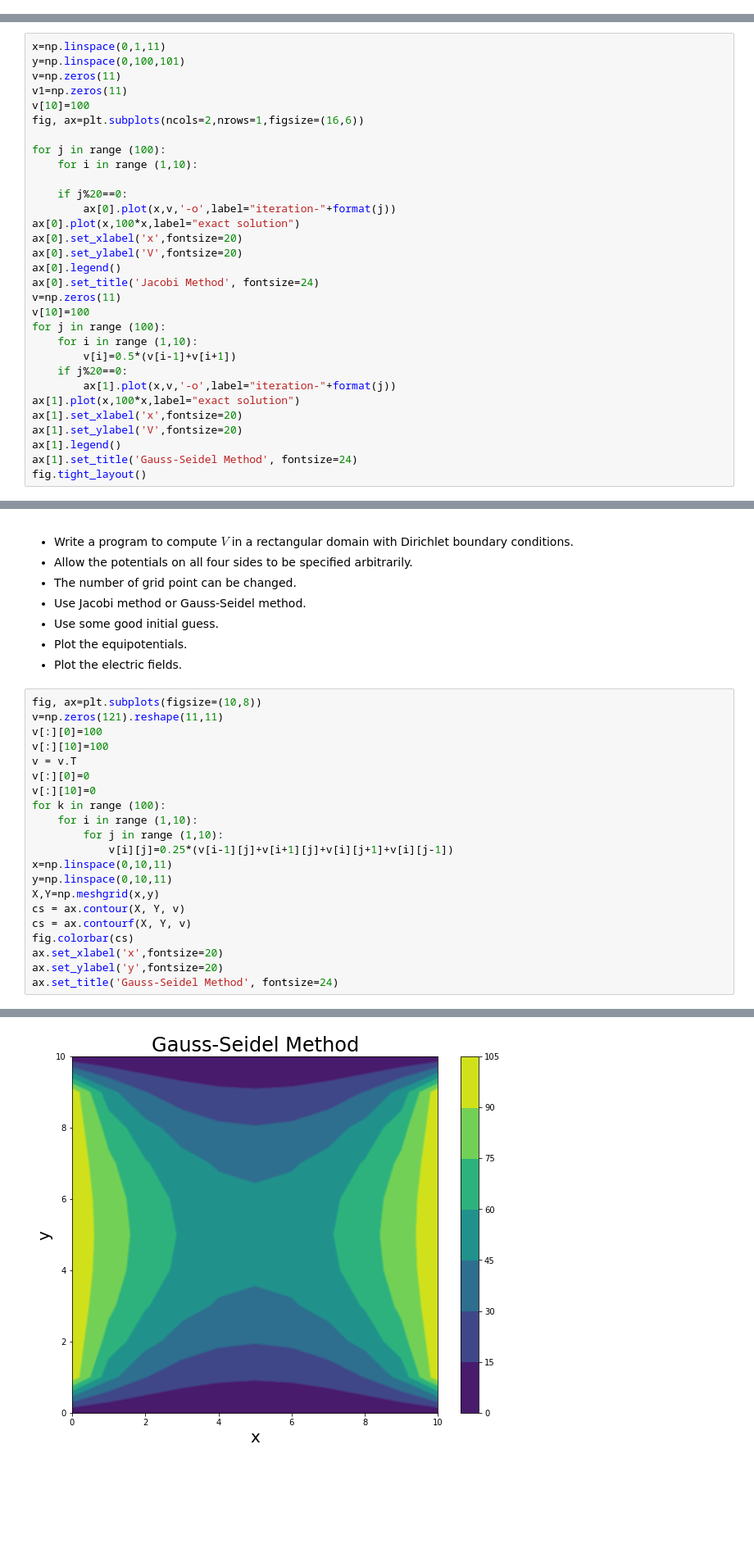
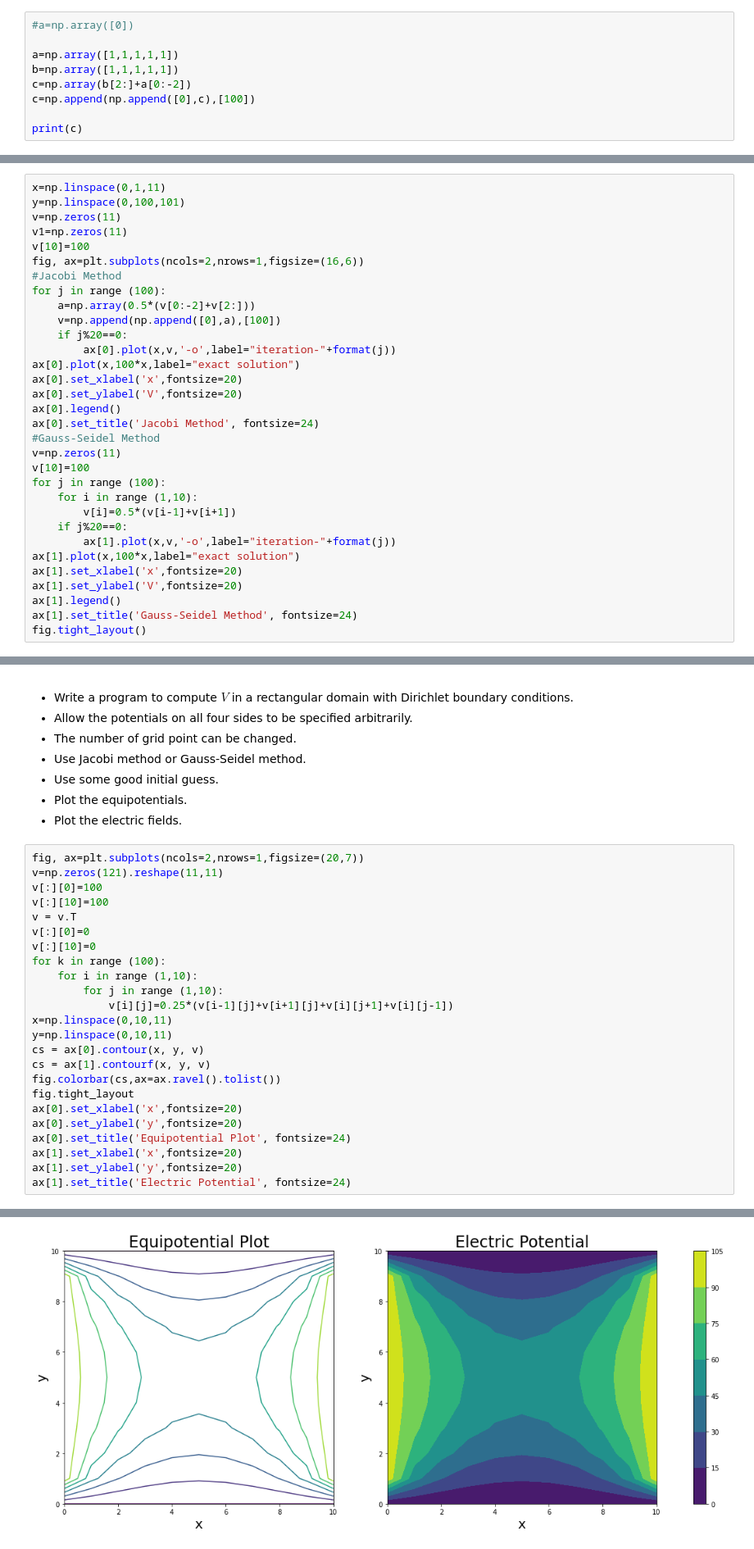
Before and after one commit to pcchen/Computation-in-Physics, a Jupyter notebook: 107010002/Relaxation_Method_Template.ipynb, the cells around one changed output, grey strips where cells are left out. Shown: that part at 82% size. Cells and saved outputs as stored; diff of their text form; blank space fills up the shorter version.

```diff
--- a/107010002/Relaxation_Method_Template.ipynb
+++ b/107010002/Relaxation_Method_Template.ipynb
@@ -146,3 +147,12 @@ The solution has the form $V(x)=ax+b$ where $a$ and $b$ are constants.
 #### Jacobi and Gauss-Seidel methods
 
 * Study the relative speed of the Jacobi and Gauss-Seidel methods.
+# %%
+#a=np.array([0])
+
+a=np.array([1,1,1,1,1])
+b=np.array([1,1,1,1,1])
+c=np.array(b[2:]+a[0:-2])
+c=np.append(np.append([0],c),[100])
+
+print(c)
@@ -153,10 +165,10 @@ v=np.zeros(11)
 v1=np.zeros(11)
 v[10]=100
 fig, ax=plt.subplots(ncols=2,nrows=1,figsize=(16,6))
-
+#Jacobi Method
 for j in range (100):
-    for i in range (1,10):
-
+    a=np.array(0.5*(v[0:-2]+v[2:]))
+    v=np.append(np.append([0],a),[100])
     if j%20==0:
         ax[0].plot(x,v,'-o',label="iteration-"+format(j))
 ax[0].plot(x,100*x,label="exact solution")
@@ -164,6 +176,7 @@ ax[0].set_xlabel('x',fontsize=20)
 ax[0].set_ylabel('V',fontsize=20)
 ax[0].legend()
 ax[0].set_title('Jacobi Method', fontsize=24)
+#Gauss-Seidel Method
 v=np.zeros(11)
 v[10]=100
 for j in range (100):
@@ -194,7 +243,7 @@ fig.tight_layout()
 * Plot the equipotentials.
 * Plot the electric fields.
 # %%
-fig, ax=plt.subplots(figsize=(10,8))
+fig, ax=plt.subplots(ncols=2,nrows=1,figsize=(20,7))
 v=np.zeros(121).reshape(11,11)
 v[:][0]=100
 v[:][10]=100
@@ -207,11 +256,14 @@ for k in range (100):
             v[i][j]=0.25*(v[i-1][j]+v[i+1][j]+v[i][j+1]+v[i][j-1])
 x=np.linspace(0,10,11)
 y=np.linspace(0,10,11)
-X,Y=np.meshgrid(x,y)
-cs = ax.contour(X, Y, v)
-cs = ax.contourf(X, Y, v)
-fig.colorbar(cs)
-ax.set_xlabel('x',fontsize=20)
-ax.set_ylabel('y',fontsize=20)
-ax.set_title('Gauss-Seidel Method', fontsize=24)
+cs = ax[0].contour(x, y, v)
+cs = ax[1].contourf(x, y, v)
+fig.colorbar(cs,ax=ax.ravel().tolist())
+fig.tight_layout
+ax[0].set_xlabel('x',fontsize=20)
+ax[0].set_ylabel('y',fontsize=20)
+ax[0].set_title('Equipotential Plot', fontsize=24)
+ax[1].set_xlabel('x',fontsize=20)
+ax[1].set_ylabel('y',fontsize=20)
+ax[1].set_title('Electric Potential', fontsize=24)
 # %% [output]
@@ -219 +271 @@ Text(0.5, 1.0, 'Gauss-Seidel Method')
-[figure, old version]
+[figure, new version]
```
Also changed, not shown: parts of 8 cells of this notebook.
